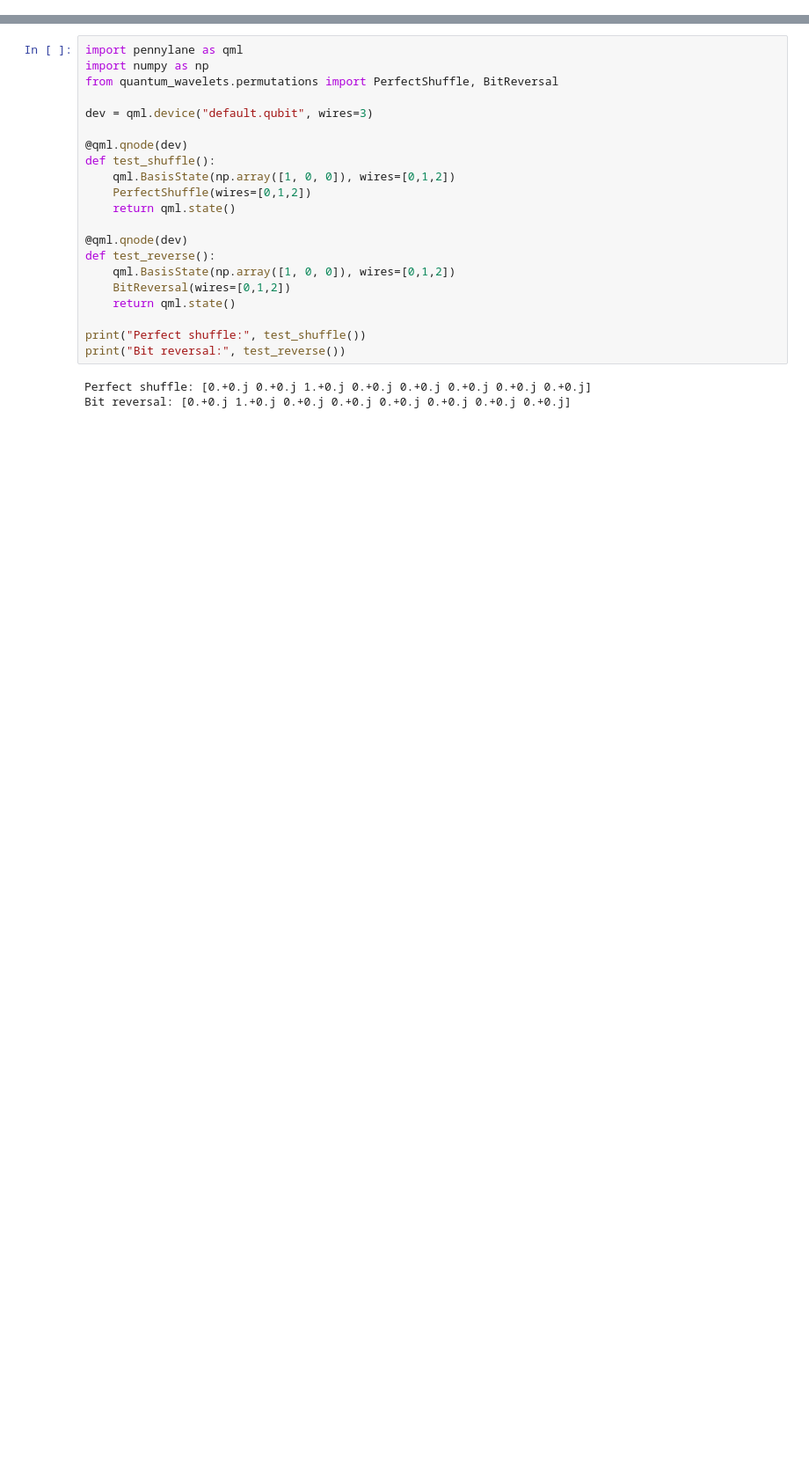
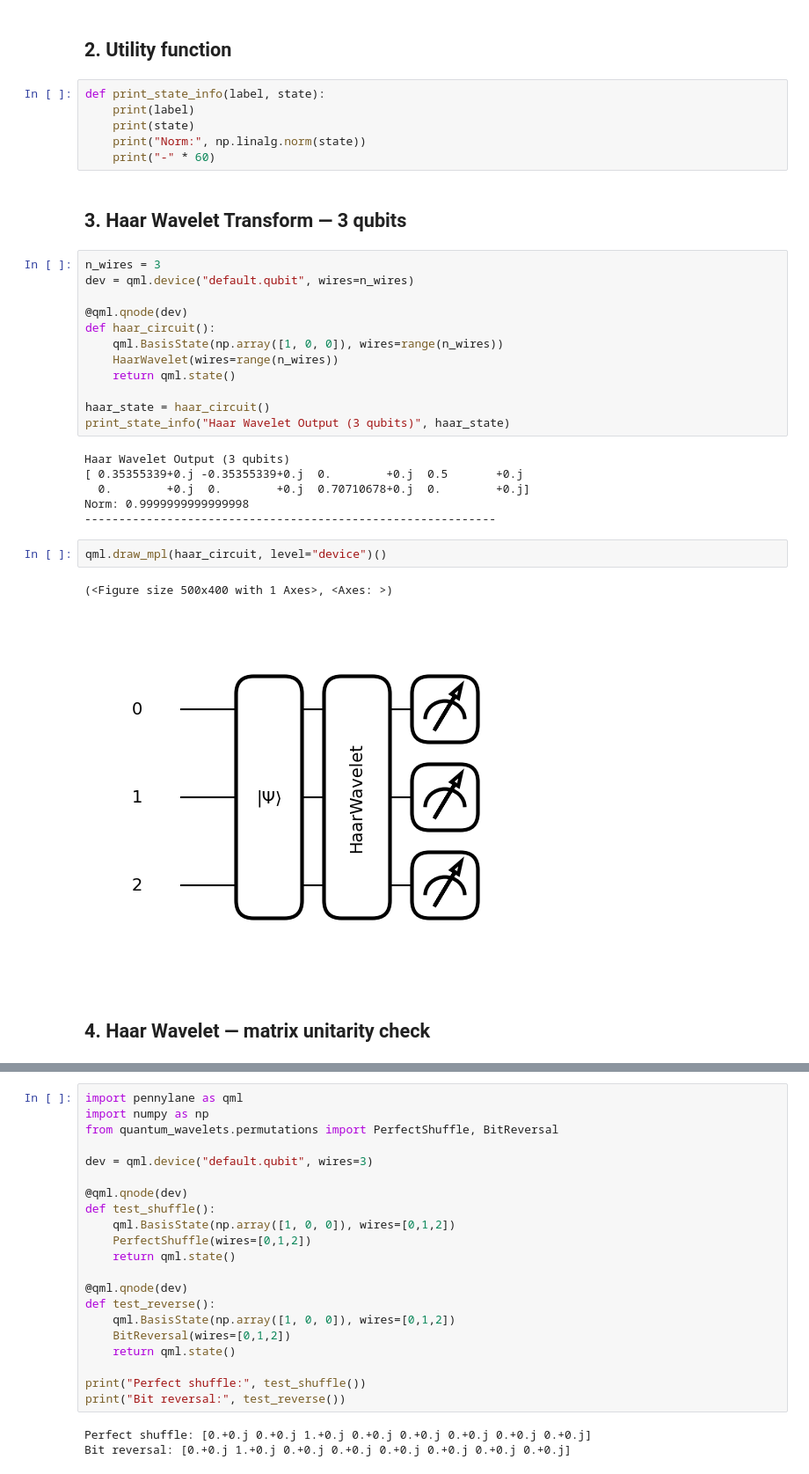
Before and after one commit to deepakg-2511/quantum-wavelet-transforms, a Jupyter notebook: test.ipynb, the cells around one changed output, grey strips where cells are left out. Shown at 88% size. Drawn from its saved outputs; the diff is of its cells as text; blank space fills up the shorter version.

Commit message:
test notebook for Haar and Daubechies D4 wavelet transforms

```diff
--- a/test.ipynb
+++ b/test.ipynb
@@ -0,0 +20,35 @@
+# %% [markdown]
+## 2. Utility function
+# %%
+def print_state_info(label, state):
+    print(label)
+    print(state)
+    print("Norm:", np.linalg.norm(state))
+    print("-" * 60)
+# %% [markdown]
+## 3. Haar Wavelet Transform — 3 qubits
+# %%
+n_wires = 3
+dev = qml.device("default.qubit", wires=n_wires)
+
+@qml.qnode(dev)
+def haar_circuit():
+    qml.BasisState(np.array([1, 0, 0]), wires=range(n_wires))
+    HaarWavelet(wires=range(n_wires))
+    return qml.state()
+
+haar_state = haar_circuit()
+print_state_info("Haar Wavelet Output (3 qubits)", haar_state)
+# %% [output]
+Haar Wavelet Output (3 qubits)
+[ 0.35355339+0.j -0.35355339+0.j  0.        +0.j  0.5       +0.j
+  0.        +0.j  0.        +0.j  0.70710678+0.j  0.        +0.j]
+Norm: 0.9999999999999998
+------------------------------------------------------------
+# %%
+qml.draw_mpl(haar_circuit, level="device")()
+# %% [output]
+(<Figure size 500x400 with 1 Axes>, <Axes: >)
+[figure, added]
+# %% [markdown]
+## 4. Haar Wavelet — matrix unitarity check
```
Also changed, not shown: parts of 20 cells of this notebook.
